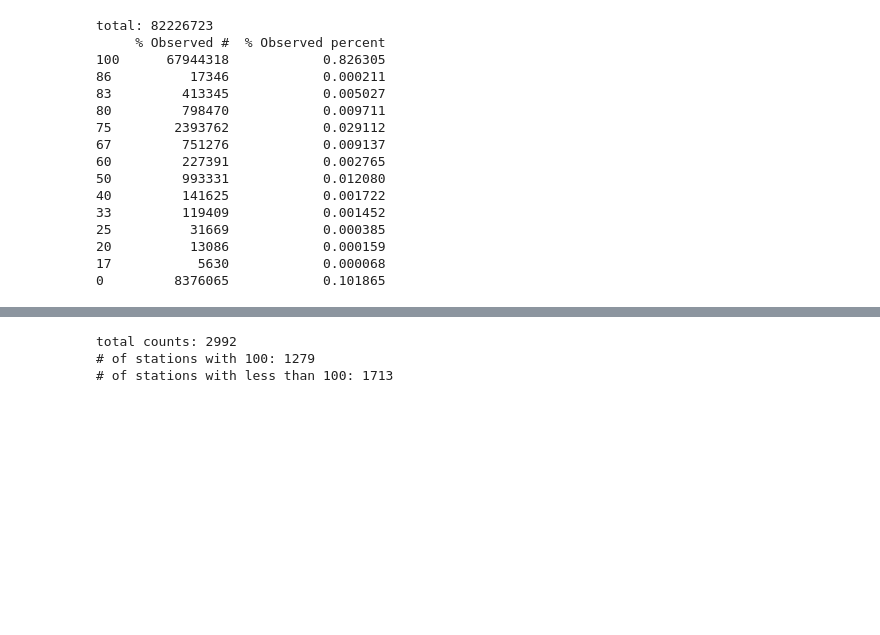
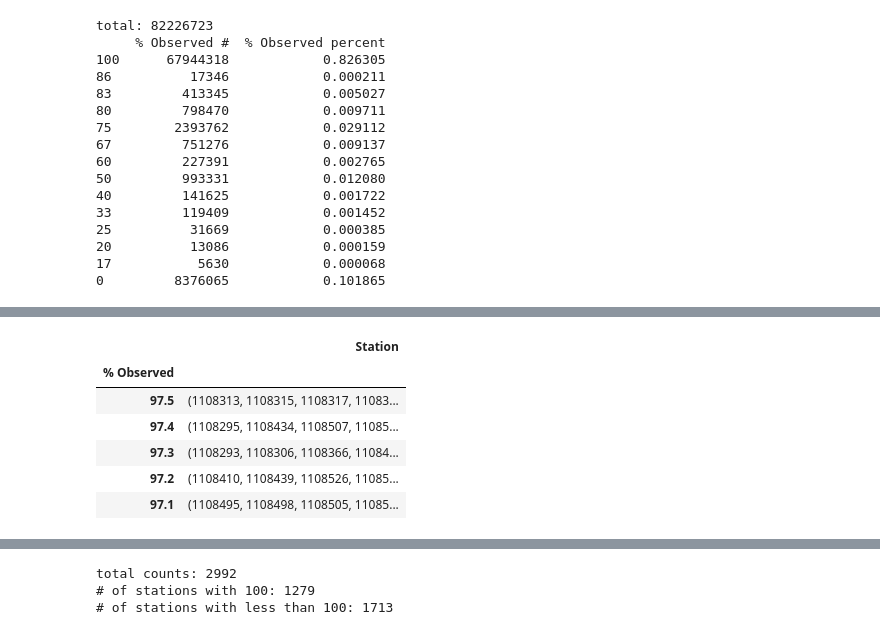
Before and after one commit to abrespect/DSE_Cohort2_Traffic_Capstone, a Jupyter notebook: C2 Exploratory/Explore Data including Sensor Health.ipynb, the cells around one changed output, grey strips where cells are left out. Drawn from its saved outputs; the diff is of its cells as text; code cells hidden in the pictures; blank space fills up the shorter version.

```diff
--- a/C2 Exploratory/Explore Data including Sensor Health.ipynb
+++ b/C2 Exploratory/Explore Data including Sensor Health.ipynb
@@ -504,0 +584,10 @@ mean_df[mean_df['% Observed'] == 100]
+# %%
+best_station_list.head()
+# %% [output]
+|  | Station |
+| % Observed |  |
+| 97.5 | (1108313, 1108315, 1108317, 11083... |
+| 97.4 | (1108295, 1108434, 1108507, 11085... |
+| 97.3 | (1108293, 1108306, 1108366, 11084... |
+| 97.2 | (1108410, 1108439, 1108526, 11085... |
+| 97.1 | (1108495, 1108498, 1108505, 11085... |
```
Also changed, not shown: parts of 14 cells of this notebook.
